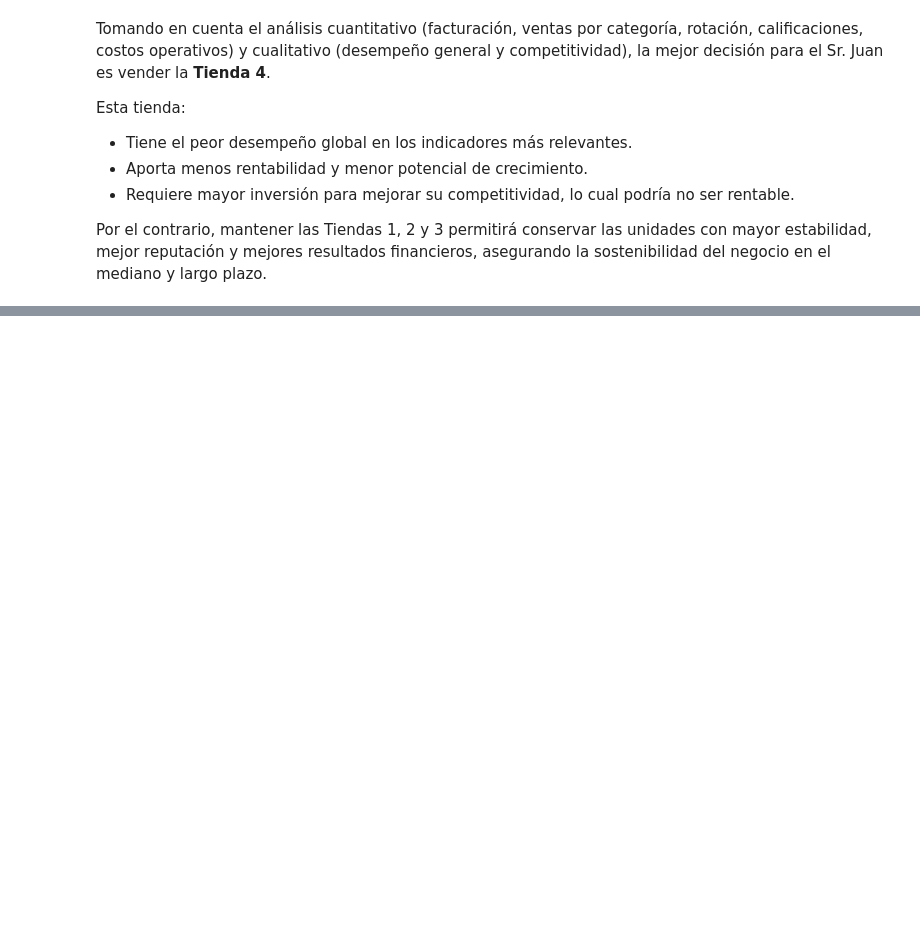
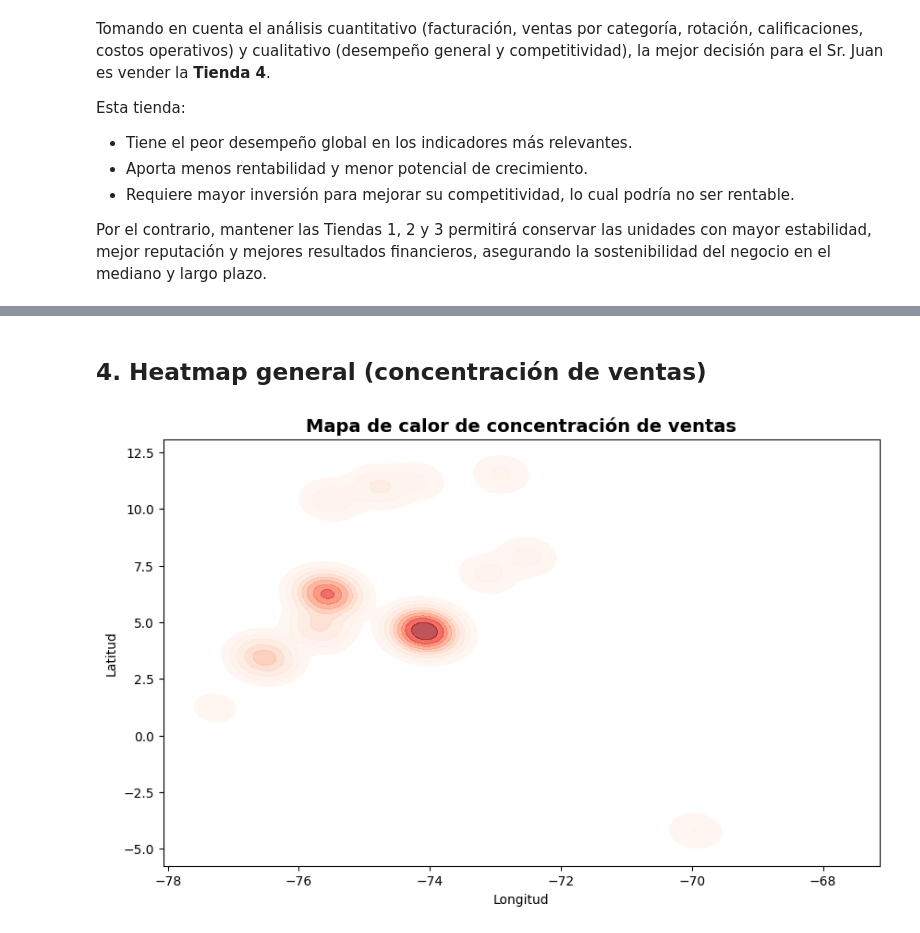
Before and after one commit to melencith/Challenge-1---Data-Science---Alura-Store_-Latam, a Jupyter notebook: AluraStoreLatam.ipynb, the cells around one changed output, grey strips where cells are left out. Cells and saved outputs as stored; diff of their text form; code cells hidden in the pictures; blank space fills up the shorter version.

```diff
--- a/AluraStoreLatam.ipynb
+++ b/AluraStoreLatam.ipynb
@@ -321,0 +362,18 @@ Por el contrario, mantener las Tiendas 1, 2 y 3 permitirá conservar las unidade
+# %% [markdown]
+## **4. Heatmap general (concentración de ventas)**
+# %%
+plt.figure(figsize=(10,6))
+sns.kdeplot(
+    x=df_geo["lon"],
+    y=df_geo["lat"],
+    fill=True,
+    cmap="Reds",
+    alpha=0.7,
+    thresh=0.05
+)
+plt.title("Mapa de calor de concentración de ventas", fontweight='bold', fontsize=14)
+plt.xlabel("Longitud")
+plt.ylabel("Latitud")
+plt.show()
+# %% [output]
+[figure, added]
```
Also changed, not shown: parts of 18 cells of this notebook.
